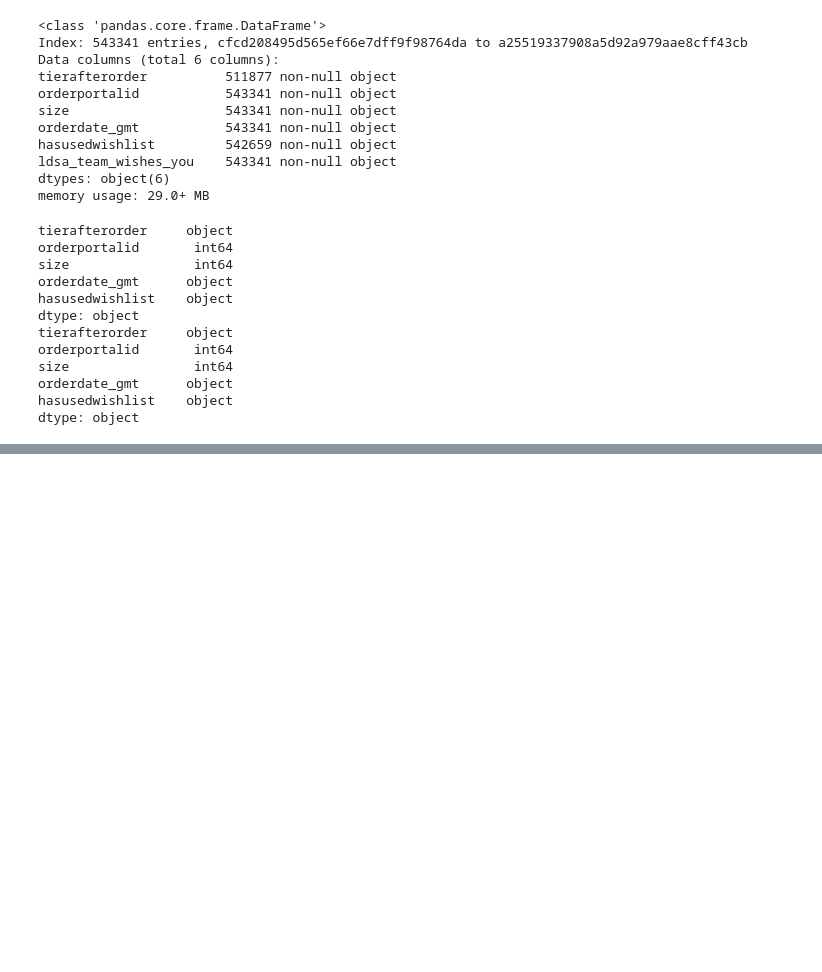
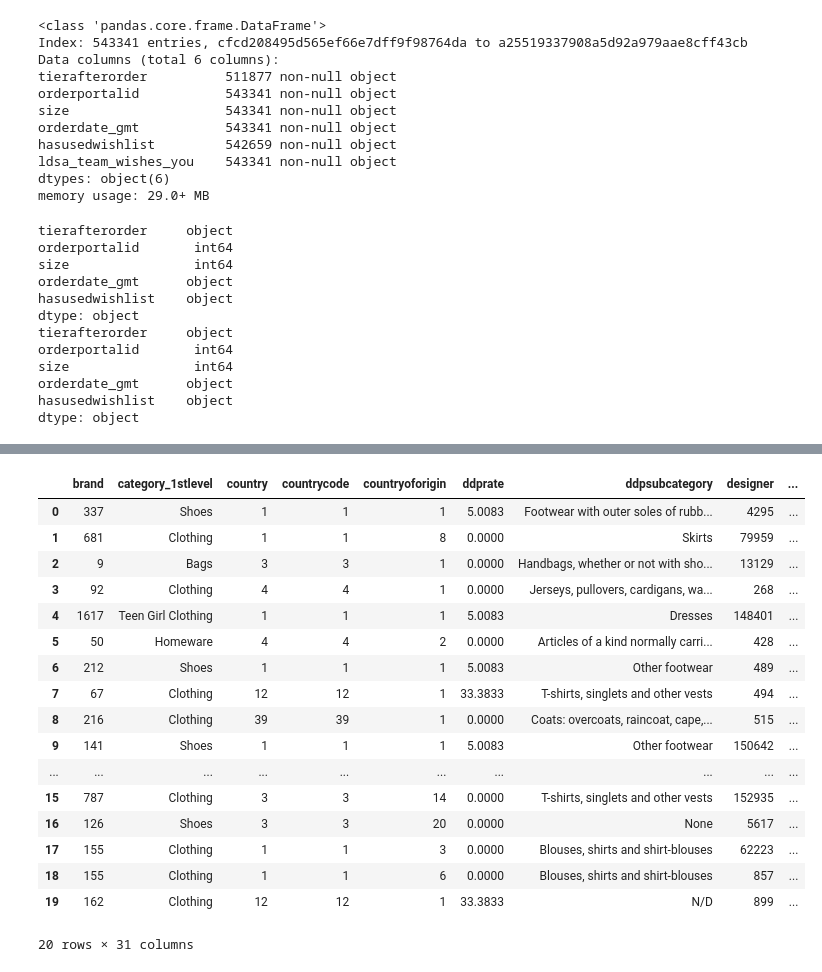
Before and after one commit to jnpicao/LDSSA-batch3-workspace, a Jupyter notebook: S02 - Data Wrangling/HCKT02 - Data Wrangling/hckt2_complete_script.ipynb, the cells around one changed output, grey strips where cells are left out. Cells and saved outputs as stored; diff of their text form; code cells hidden in the pictures; blank space fills up the shorter version.

```diff
--- a/S02 - Data Wrangling/HCKT02 - Data Wrangling/hckt2_complete_script.ipynb
+++ b/S02 - Data Wrangling/HCKT02 - Data Wrangling/hckt2_complete_script.ipynb
@@ -236,0 +344,21 @@ memory usage: 21.1+ MB
+# %%
+pd.DataFrame(replies_list)
+# %% [output]
+|  | brand | category_1stlevel | country | countrycode | countryoforigin | ddprate | ddpsubcategory | designer | ... |
+| 0 | 337 | Shoes | 1 | 1 | 1 | 5.0083 | Footwear with outer soles of rubb... | 4295 | ... |
+| 1 | 681 | Clothing | 1 | 1 | 8 | 0.0000 | Skirts | 79959 | ... |
+| 2 | 9 | Bags | 3 | 3 | 1 | 0.0000 | Handbags, whether or not with sho... | 13129 | ... |
+| 3 | 92 | Clothing | 4 | 4 | 1 | 0.0000 | Jerseys, pullovers, cardigans, wa... | 268 | ... |
+| 4 | 1617 | Teen Girl Clothing | 1 | 1 | 1 | 5.0083 | Dresses | 148401 | ... |
+| 5 | 50 | Homeware | 4 | 4 | 2 | 0.0000 | Articles of a kind normally carri... | 428 | ... |
+| 6 | 212 | Shoes | 1 | 1 | 1 | 5.0083 | Other footwear | 489 | ... |
+| 7 | 67 | Clothing | 12 | 12 | 1 | 33.3833 | T-shirts, singlets and other vests | 494 | ... |
+| 8 | 216 | Clothing | 39 | 39 | 1 | 0.0000 | Coats: overcoats, raincoat, cape,... | 515 | ... |
+| 9 | 141 | Shoes | 1 | 1 | 1 | 5.0083 | Other footwear | 150642 | ... |
+| ... | ... | ... | ... | ... | ... | ... | ... | ... | ... |
+| 15 | 787 | Clothing | 3 | 3 | 14 | 0.0000 | T-shirts, singlets and other vests | 152935 | ... |
+| 16 | 126 | Shoes | 3 | 3 | 20 | 0.0000 | None | 5617 | ... |
+| 17 | 155 | Clothing | 1 | 1 | 3 | 0.0000 | Blouses, shirts and shirt-blouses | 62223 | ... |
+| 18 | 155 | Clothing | 1 | 1 | 6 | 0.0000 | Blouses, shirts and shirt-blouses | 857 | ... |
+| 19 | 162 | Clothing | 12 | 12 | 1 | 33.3833 | N/D | 899 | ... |
+20 rows × 31 columns
```
Also changed, not shown: parts of 30 cells of this notebook.
